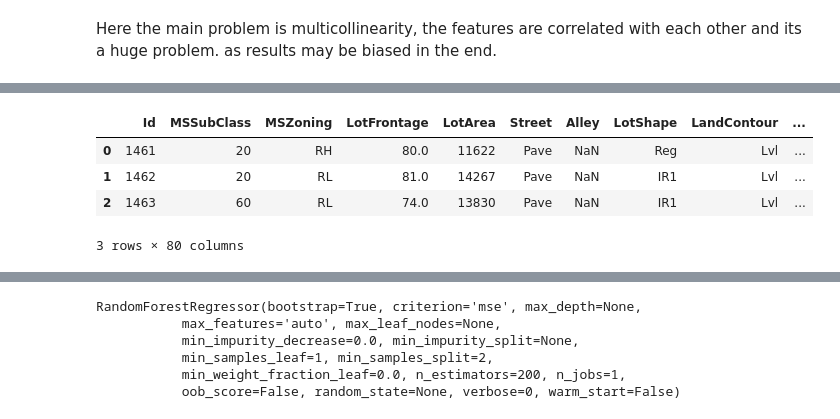
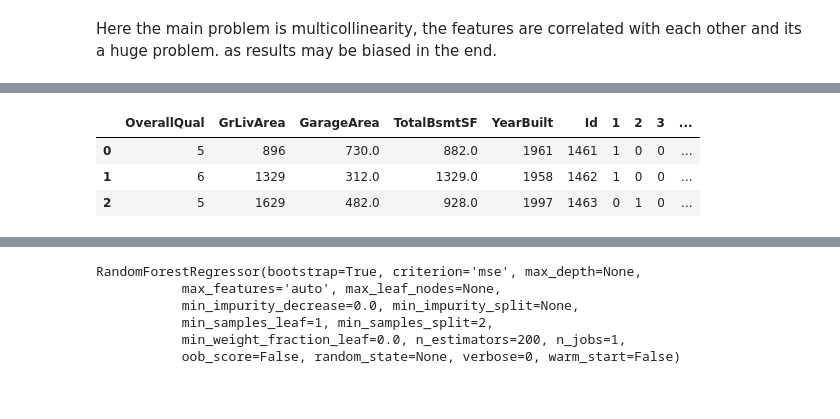
Before and after one commit to 97k/100DaysOfML, a Jupyter notebook: kaggle/house-prices-advanced-regression-techniques/HousingPrice.ipynb, the cells around one changed output, grey strips where cells are left out. Saved outputs shown, nothing was run; the diff lists cells and outputs as text; code cells hidden in the pictures.

```diff
--- a/kaggle/house-prices-advanced-regression-techniques/HousingPrice.ipynb
+++ b/kaggle/house-prices-advanced-regression-techniques/HousingPrice.ipynb
@@ -363,8 +350,17 @@ x.shape
+# %%
+test_df['GarageArea'].fillna(value=test_df['GarageArea'].mean(), inplace=True)
+# %%
+test_df['TotalBsmtSF'].fillna(value=test_df['TotalBsmtSF'].mean(), inplace=True)
+# %%
+test_bath = pd.get_dummies(test_df['FullBath'], drop_first=True)
+test_df = pd.concat([test_df, test_bath], axis=1)
+test_df.drop('FullBath', axis=1, inplace=True)
+# %%
+test_df.drop('YearRemodAdd', axis=1, inplace=True)
 # %%
-test.head(3)
+test_df.head(3)
 # %% [output]
-|  | Id | MSSubClass | MSZoning | LotFrontage | LotArea | Street | Alley | LotShape | LandContour | ... |
-| 0 | 1461 | 20 | RH | 80.0 | 11622 | Pave | NaN | Reg | Lvl | ... |
-| 1 | 1462 | 20 | RL | 81.0 | 14267 | Pave | NaN | IR1 | Lvl | ... |
-| 2 | 1463 | 60 | RL | 74.0 | 13830 | Pave | NaN | IR1 | Lvl | ... |
+|  | OverallQual | GrLivArea | GarageArea | TotalBsmtSF | YearBuilt | Id | 1 | 2 | 3 | ... |
+| 0 | 5 | 896 | 730.0 | 882.0 | 1961 | 1461 | 1 | 0 | 0 | ... |
+| 1 | 6 | 1329 | 312.0 | 1329.0 | 1958 | 1462 | 1 | 0 | 0 | ... |
+| 2 | 5 | 1629 | 482.0 | 928.0 | 1997 | 1463 | 0 | 1 | 0 | ... |
-3 rows × 80 columns
```
Also changed, not shown: parts of 43 cells of this notebook, 1 other file.
